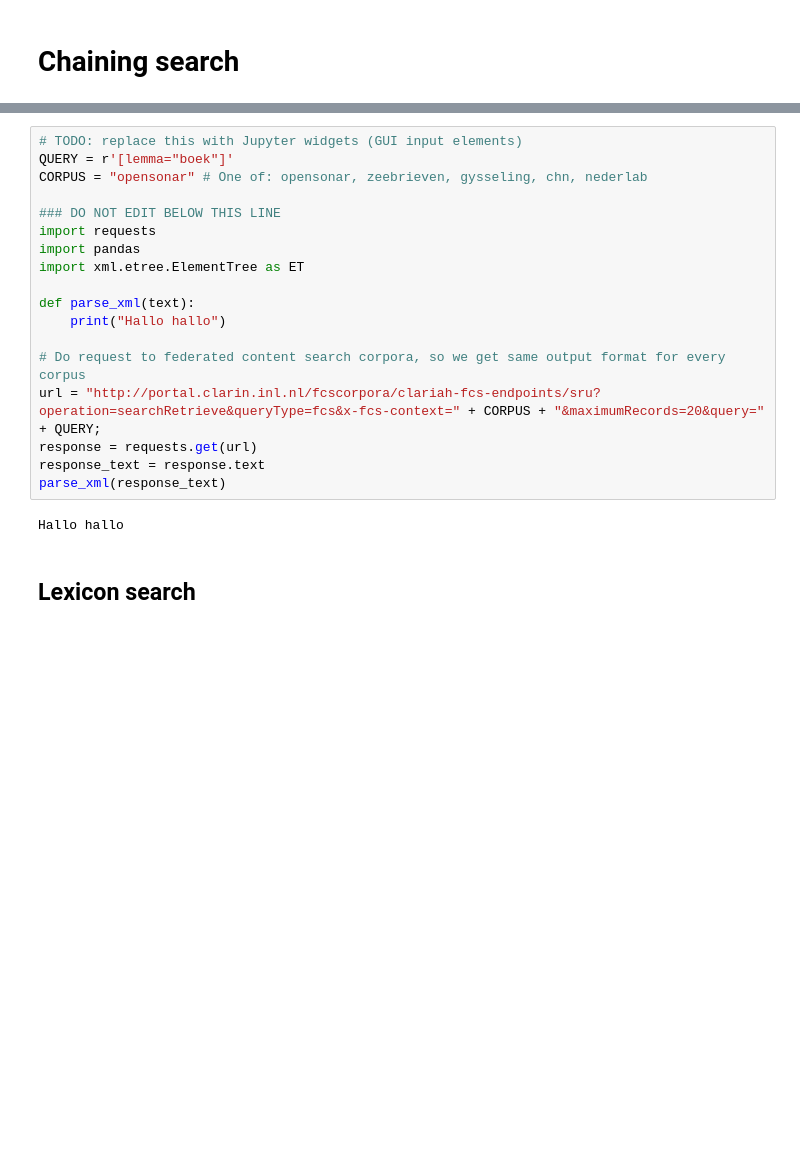
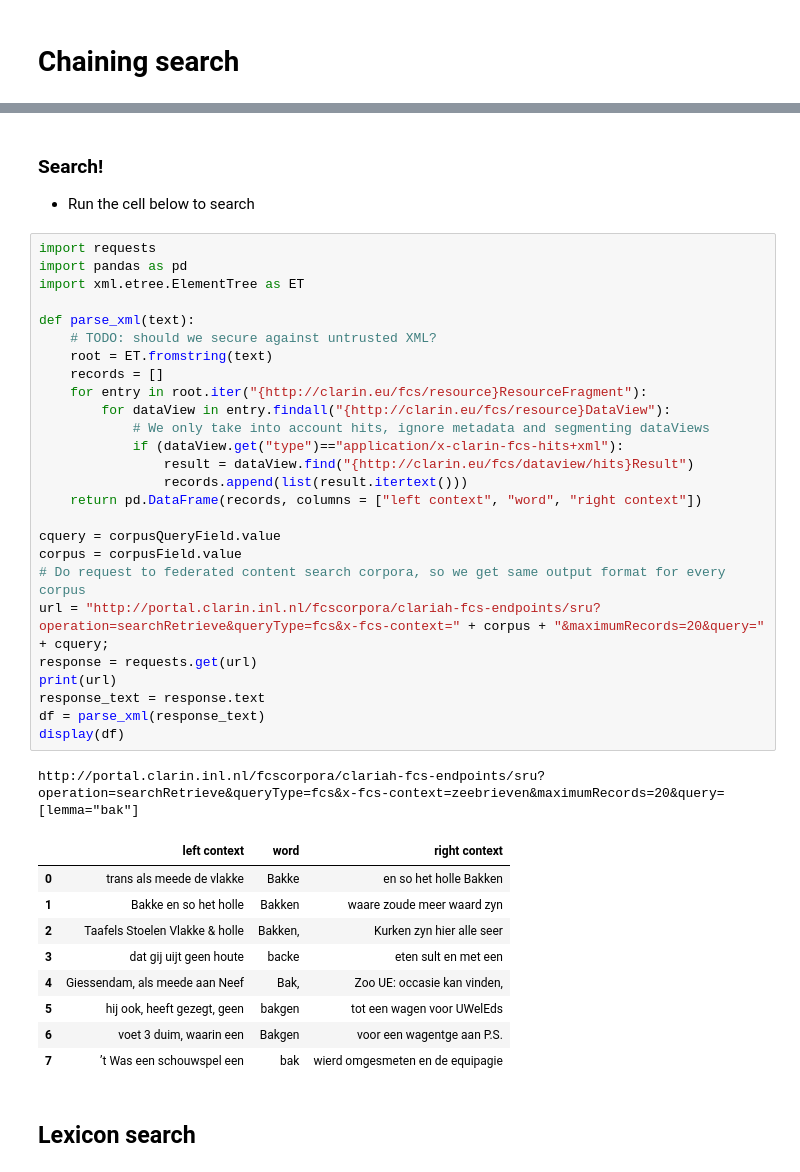
Before and after one commit to INL/chaining-search, a Jupyter notebook: Chaining search.ipynb, the cells around one changed output, grey strips where cells are left out. Saved outputs shown, nothing was run; the diff lists cells and outputs as text; blank space fills up the shorter version.

Commit message:
Corpus and lexicon search working

```diff
--- a/Chaining search.ipynb
+++ b/Chaining search.ipynb
@@ -33,22 +36,42 @@ HBox(children=(HTML(value='<b>Corpus:</b>'), Dropdown(description='Number:', ind
+# %% [markdown]
+### Search!
+ * Run the cell below to search
 # %%
-# TODO: replace this with Jupyter widgets (GUI input elements)
-QUERY = r'[lemma="boek"]'
-CORPUS = "opensonar" # One of: opensonar, zeebrieven, gysseling, chn, nederlab
-
-### DO NOT EDIT BELOW THIS LINE
 import requests
-import pandas
+import pandas as pd
 import xml.etree.ElementTree as ET
 
 def parse_xml(text):
-    print("Hallo hallo")
+    # TODO: should we secure against untrusted XML?
+    root = ET.fromstring(text)
+    records = []
+    for entry in root.iter("{http://clarin.eu/fcs/resource}ResourceFragment"):
+        for dataView in entry.findall("{http://clarin.eu/fcs/resource}DataView"):
+            # We only take into account hits, ignore metadata and segmenting dataViews
+            if (dataView.get("type")=="application/x-clarin-fcs-hits+xml"):
+                result = dataView.find("{http://clarin.eu/fcs/dataview/hits}Result")
+                records.append(list(result.itertext()))
+    return pd.DataFrame(records, columns = ["left context", "word", "right context"])
 
+cquery = corpusQueryField.value
+corpus = corpusField.value
 # Do request to federated content search corpora, so we get same output format for every corpus
-url = "http://portal.clarin.inl.nl/fcscorpora/clariah-fcs-endpoints/sru?operation=searchRetrieve&queryType=fcs&x-fcs-context=" + CORPUS + "&maximumRecords=20&query=" + QUERY;
+url = "http://portal.clarin.inl.nl/fcscorpora/clariah-fcs-endpoints/sru?operation=searchRetrieve&queryType=fcs&x-fcs-context=" + corpus + "&maximumRecords=20&query=" + cquery;
 response = requests.get(url)
+print(url)
 response_text = response.text
-parse_xml(response_text)
+df = parse_xml(response_text)
+display(df)
 # %% [output]
-Hallo hallo
+http://portal.clarin.inl.nl/fcscorpora/clariah-fcs-endpoints/sru?operation=searchRetrieve&queryType=fcs&x-fcs-context=zeebrieven&maximumRecords=20&query=[lemma="bak"]
+|  | left context | word | right context |
+| 0 | trans als meede de vlakke | Bakke | en so het holle Bakken |
+| 1 | Bakke en so het holle | Bakken | waare zoude meer waard zyn |
+| 2 | Taafels Stoelen Vlakke & holle | Bakken, | Kurken zyn hier alle seer |
+| 3 | dat gij uijt geen houte | backe | eten sult en met een |
+| 4 | Giessendam, als meede aan Neef | Bak, | Zoo UE: occasie kan vinden, |
+| 5 | hij ook, heeft gezegt, geen | bakgen | tot een wagen voor UWelEds |
+| 6 | voet 3 duim, waarin een | Bakgen | voor een wagentge aan P.S. |
+| 7 | ’t Was een schouwspel een | bak | wierd omgesmeten en de equipagie |
 # %% [markdown]
 ## Lexicon search
```
Also changed, not shown: parts of 10 cells of this notebook.
